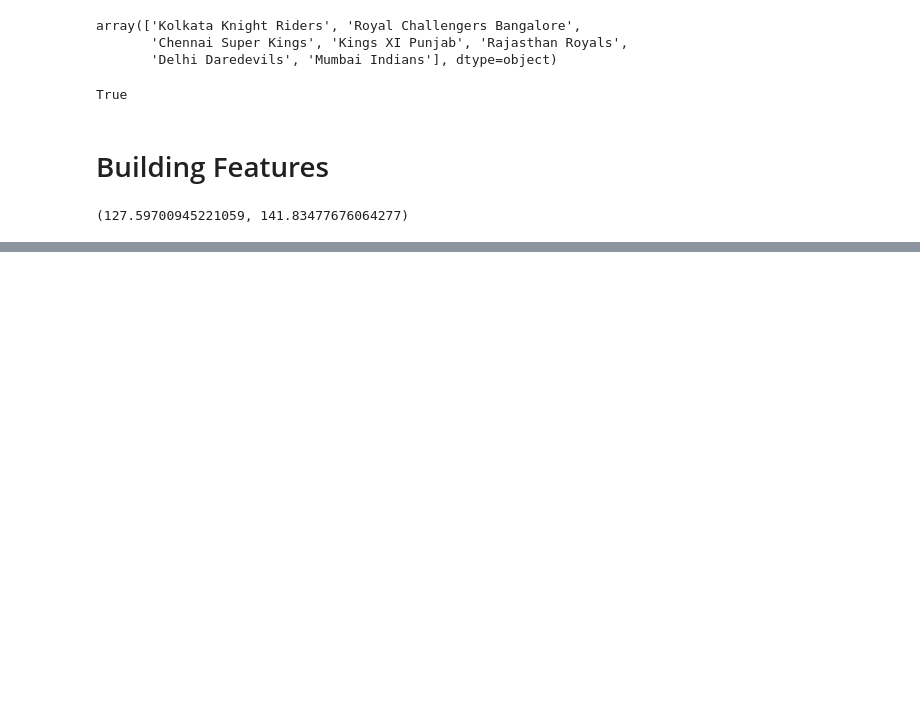
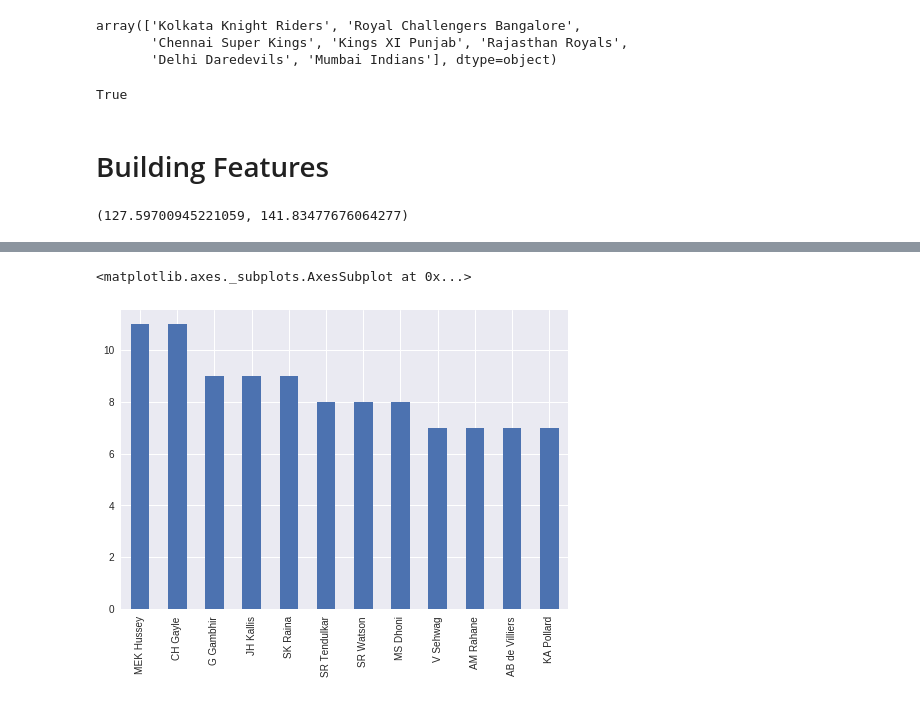
Before and after one commit to XInterns/IPL-Sparkers-2017-Interns, a Jupyter notebook: src/Match Outcome Prediction with IPL Data (yash).ipynb, the cells around one changed output, grey strips where cells are left out. Saved outputs shown, nothing was run; the diff lists cells and outputs as text; code cells hidden in the pictures; blank space fills up the shorter version.

```diff
--- a/src/Match Outcome Prediction with IPL Data (yash).ipynb
+++ b/src/Match Outcome Prediction with IPL Data (yash).ipynb
@@ -167,0 +137,5 @@ NameError: name 'df' is not defined
+# %%
+matches['player_of_match'].value_counts()[:12].plot(kind = 'bar')
+# %% [output]
+<matplotlib.axes._subplots.AxesSubplot at 0x...>
+[figure, added]
```
Also changed, not shown: parts of 6 cells of this notebook, 2 other files.
